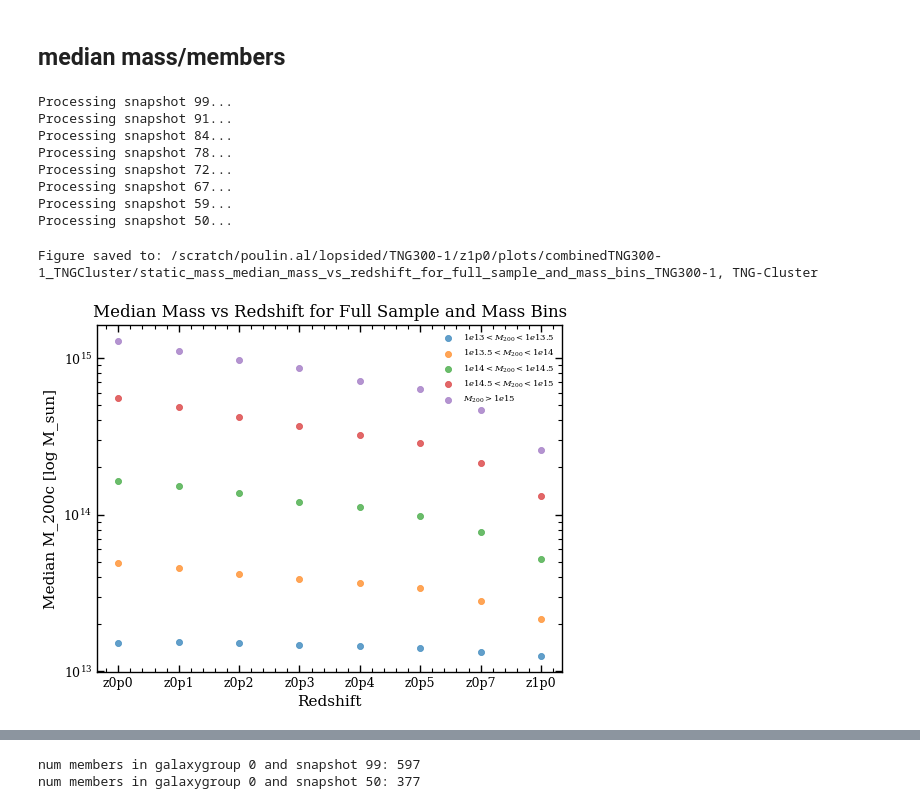
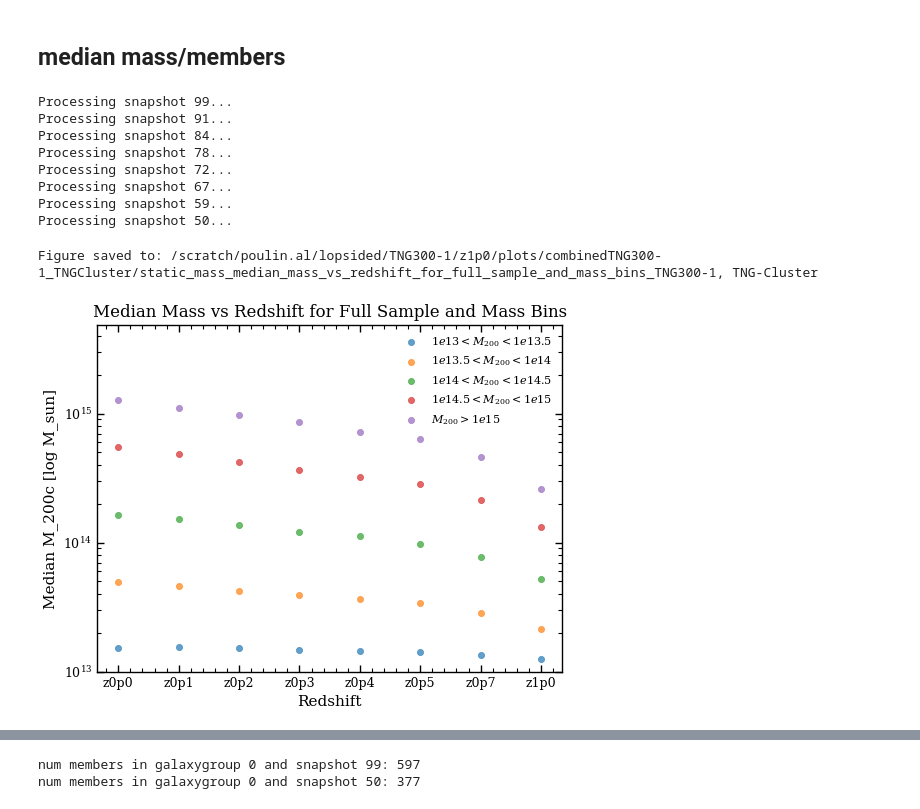
Before and after one commit to poulinal/sat-lopsidedness, a Jupyter notebook: src/myproject/redshiftGalaxyGroup-staticmassbins-combine300Cluster.ipynb, the cells around one changed output, grey strips where cells are left out. Drawn from its saved outputs; the diff is of its cells as text; code cells hidden in the pictures.

```diff
--- a/src/myproject/redshiftGalaxyGroup-staticmassbins-combine300Cluster.ipynb
+++ b/src/myproject/redshiftGalaxyGroup-staticmassbins-combine300Cluster.ipynb
@@ -958,7 +984,8 @@ mass_bin_MRL_CL_fig, mass_bin_MRL_CL_ax = mass_bin_MRL_CL_plotter.create_figure(
     nrows=1,
     ncols=3,
     figsize=(15, 5),
-
+    sharex=True,
+    sharey=True,
 
 )  # each col is a different confidence level, each line is a different mass bin
 
@@ -988,7 +1015,7 @@ for i in range(len(mass_bin_labels)):
     y95 = np.array(fracBelow95_mass_bins[i], dtype=float)
     mask95 = y95 != 0
     if np.any(mask95):
-        x95 = np.array(redshifts)[mask95] + (i - 0.015) * 0.015
+        x95 = np.array(redshifts)[mask95]# + (i - 0.015) * 0.015
         y95_sel = 1.0 - y95[mask95]
         yerr95 = np.array(errBelow95_mass_bins[i])[mask95]
         order95 = np.argsort(x95)
@@ -1005,7 +1032,7 @@ for i in range(len(mass_bin_labels)):
     y90 = np.array(fracBelow90_mass_bins[i], dtype=float)
     mask90 = y90 != 0
     if np.any(mask90):
-        x90 = np.array(redshifts)[mask90] + (i - 0.015) * 0.015
+        x90 = np.array(redshifts)[mask90]# + (i - 0.015) * 0.015
         y90_sel = 1.0 - y90[mask90]
         yerr90 = np.array(errBelow90_mass_bins[i])[mask90]
         order90 = np.argsort(x90)
@@ -1237,3 +1273,19 @@ Progress: Processing Galaxy Group ID 10597289, 97 / 97[0.  0.1 0.2 0.3 0.4 0.5 0
 [0.  0.1 0.2 0.3 0.4 0.5 0.7 1. ]
 Figure saved to: /scratch/poulin.al/lopsided/TNG300-1/z1p0/plots/combinedTNG300-1_TNGCluster/static_mass_polar_pairwise_difference_vs_redshift_for_full_sample_and_mass_bins_TNG300-1, TNG-Cluster
 [figure]
+# %%
+#separate the previous plot into 5 different plots, one for each mass bin, and save them
+polarPairwise5MassBinSubpanel_plotter = AstroPlotter()
+polarPairwise5MassBinSubpanel_fig, polarPairwise5MassBinSubpanel_ax = polarPairwise5MassBinSubpanel_plotter.create_figure(nrows=1, ncols=5, figsize=(25, 5))
+for i, mass_bin_label in enumerate(mass_bin_labels):
+    polarPairwise5MassBinSubpanel_plotter, polarPairwise5MassBinSubpanel_fig, polarPairwise5MassBinSubpanel_ax[i], _ = asymetryPlots(
+        redshifts,
+        listRedshiftGG=redshift_mass_bins,
+        listGGLabels=mass_bin_labels,
+        title=f'Polar Pairwise Difference vs Redshift for Mass Bin {mass_bin_label}',
+        ax=polarPairwise5MassBinSubpanel_ax[i],
+        fig=polarPairwise5MassBinSubpanel_fig,
+        plotter=polarPairwise5MassBinSubpanel_plotter,
+    )
+    polarPairwise5MassBinSubpanel_ax[i].set_title(f'Polar Pairwise Difference vs Redshift for Mass Bin {mass_bin_label}')
+polarPairwise5MassBinSubpanel_plotter.save_figure(polarPairwise5MassBinSubpanel_fig, galaxyAnalysisSnapshot.scratchPlotDirc + f'/static_mass_bin_separated_polar_pairwise_difference_vs_redshift_for_full_sample_and_mass_bins_{galaxyAnalysisSnapshot.sim}{galaxyAnalysisSnapshot.plotEndingFormat}')
@@ -2269,35 +2357,42 @@ mass_bin_median_mass_fig, mass_bin_median_mass_ax = mass_bin_median_mass_plotter
 # )
 for i in range(len(mass_bin_labels)):
     mass_bin_median_mass_plotter.scatter_plot(
         redshifts,
         median_mass_mass_bins[i],
         label=f'{mass_bin_labels[i]}',
         marker='o',
         # linestyle='-',
         # linewidth=1,
         ax=mass_bin_median_mass_ax,
     )
+
 mass_bin_median_mass_ax.set_xlabel('Redshift')
 mass_bin_median_mass_ax.set_ylabel('Median M_200c [log M_sun]')
 mass_bin_median_mass_ax.set_title('Median Mass vs Redshift for Full Sample and Mass Bins')
-mass_bin_median_mass_ax.legend(fontsize=6)
+mass_bin_median_mass_ax.legend(fontsize=8)
 mass_bin_median_mass_ax.set_yscale('log')
+
+#add additional yspace to the top of ylim to make space for the legend
+ylim = mass_bin_median_mass_ax.get_ylim()
+mass_bin_median_mass_ax.set_ylim(ylim[0], ylim[1] * 3)
+
+
 mass_bin_median_mass_plotter.save_figure(
     mass_bin_median_mass_fig,
     galaxyAnalysisSnapshot.scratchPlotDirc
     + f'/static_mass_median_mass_vs_redshift_for_full_sample_and_mass_bins_{galaxyAnalysisSnapshot.sim}{galaxyAnalysisSnapshot.plotEndingFormat}',
 )
 # %% [output]
 Processing snapshot 99...
 Processing snapshot 91...
 Processing snapshot 84...
 Processing snapshot 78...
 Processing snapshot 72...
 Processing snapshot 67...
 Processing snapshot 59...
 Processing snapshot 50...
 Figure saved to: /scratch/poulin.al/lopsided/TNG300-1/z1p0/plots/combinedTNG300-1_TNGCluster/static_mass_median_mass_vs_redshift_for_full_sample_and_mass_bins_TNG300-1, TNG-Cluster
-[figure, old version]
+[figure, new version]
 # %%
 # plot number of members in the clusters across redshift for the full sample and for the 5 mass bins
 from myproject.utilities.snapshotEnum import SnapshotEnum
```
Also changed, not shown: parts of 10 cells of this notebook, 14 other files.
